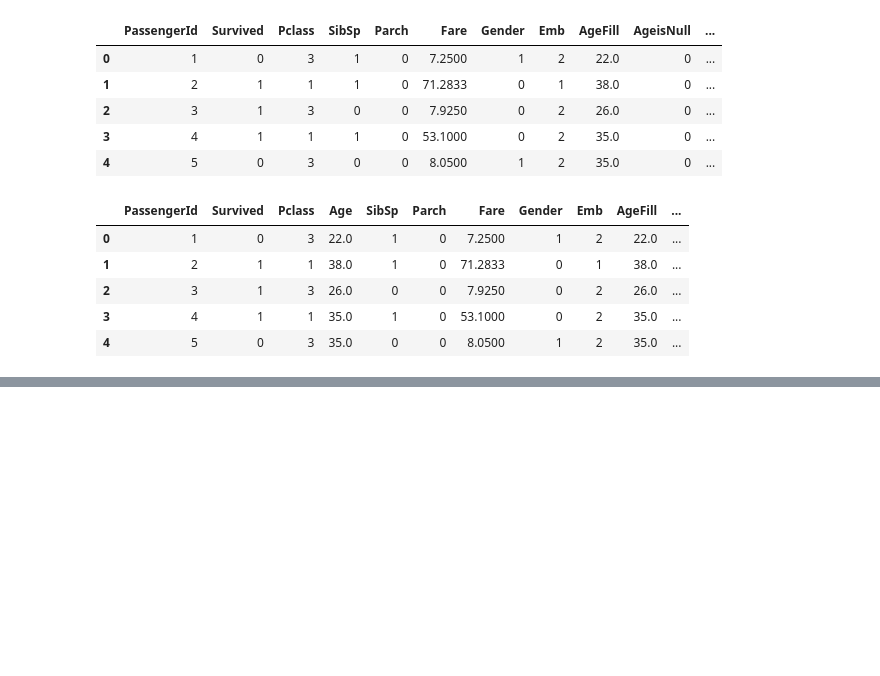
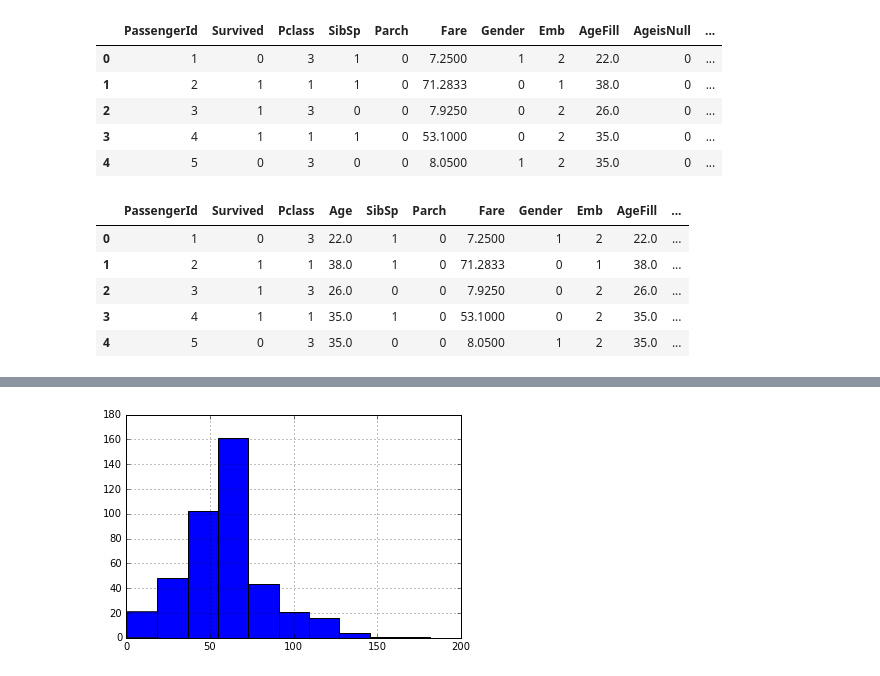
Before and after one commit to rurouni-najeeb/Kaggle, a Jupyter notebook: titanic/titanic.ipynb, the cells around one changed output, grey strips where cells are left out. Drawn from its saved outputs; the diff is of its cells as text; code cells hidden in the pictures; blank space fills up the shorter version.

```diff
--- a/titanic/titanic.ipynb
+++ b/titanic/titanic.ipynb
@@ -525,0 +583,7 @@ numpy.ndarray
+# %%
+## Filling up the Age using the median age method
+median = np.zeros((2,3))
+for i in xrange(2):
+    for j in xrange(3):
+        median[i,j] = df_test[(df_test['Gender'] == i) & (df_test['Pclass'] == j+1)]['Age'].dropna().median()
+print median
@@ -525,0 +593,3 @@ numpy.ndarray
+# %%
+df_test['AgeisNull'] = pd.isnull(df_test['Age']).astype(int)
+df_test['AgeisNull'].head()
@@ -525,0 +603,6 @@ numpy.ndarray
+# %%
+##Using the above found median ages to fill in the null ages in the data
+for i in xrange(2):
+    for j in xrange(3):
+        df_test.loc[(df_test['Gender'] == i) & (df_test['Pclass'] == j + 1) & df_test['Age'].isnull(),'Age'] = median[i,j]
+pd.isnull(df_test['Age']).head()
@@ -525,0 +616,2 @@ numpy.ndarray
+# %%
+df_test['Emb'] = df_test['Embarked'].map({NaN:0,'C':1,'S':2,'Q':3}).astype(int)
@@ -525,0 +640,11 @@ numpy.ndarray
+# %%
+## Adding New Features as we added in the training data
+df_test['AgeFill'] = df_test['Age']
+df_test['FamilySize'] = df_test['Parch'] + df_test['SibSp']
+df_test['Age*Class'] = df_test['Age']*df_test['Pclass']
+df_test['Age*Class'].hist()
+plt.show()
+## Adding mean value in the missing fares
+df_test.loc[df_test['Fare'].isnull(),'Fare'] = df_test['Fare'].mean()
+# %% [output]
+[figure, added]
```
Also changed, not shown: parts of 29 cells of this notebook, 2 other files.
